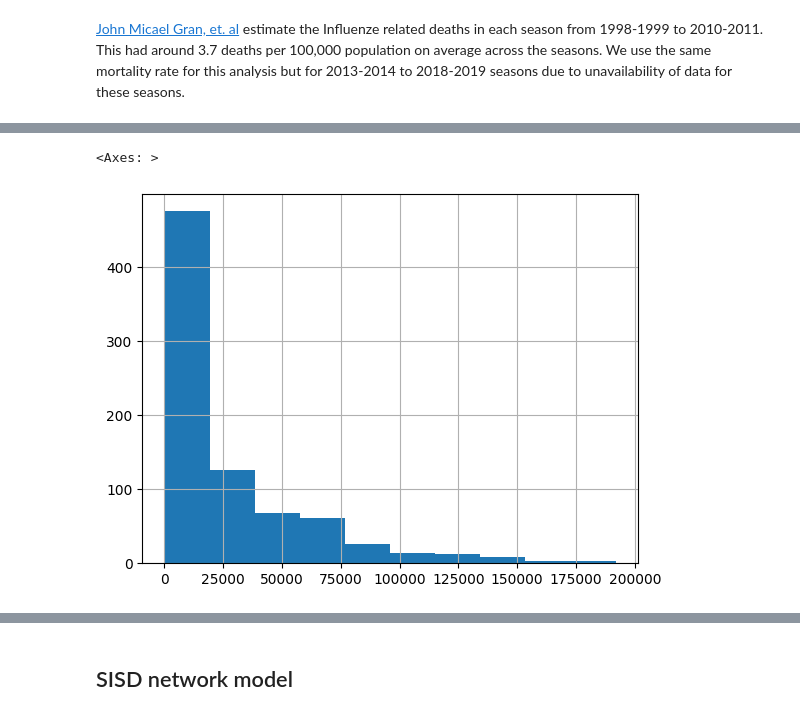
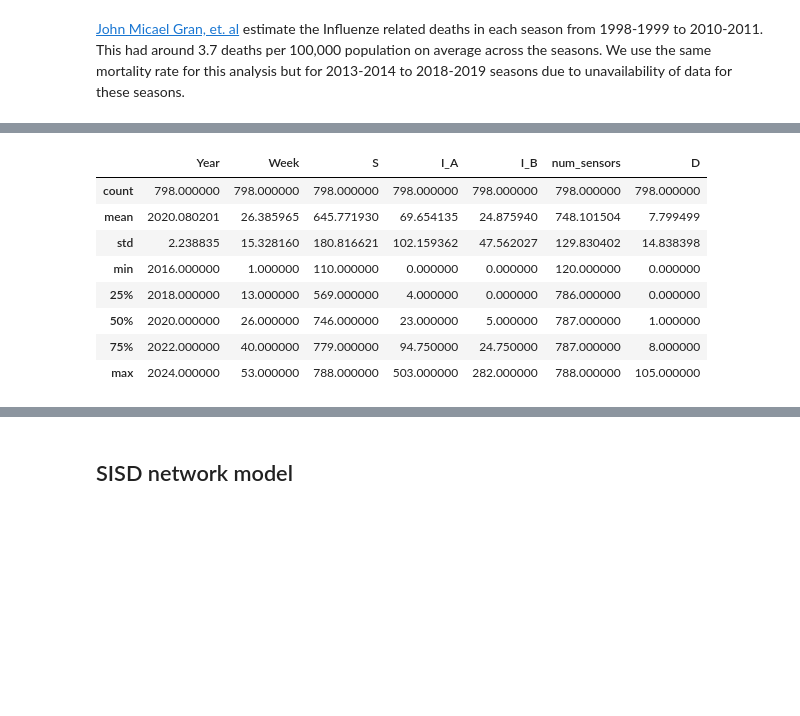
Before and after one commit to ASudu/Competing_pathogens_Heterogenous_networks, a Jupyter notebook: Real_world_data/calibration.ipynb, the cells around one changed output, grey strips where cells are left out. Drawn from its saved outputs; the diff is of its cells as text; code cells hidden in the pictures; blank space fills up the shorter version.

```diff
--- a/Real_world_data/calibration.ipynb
+++ b/Real_world_data/calibration.ipynb
@@ -185,8 +201,22 @@ df1.describe()
-# %%
-df["num_sensors"].hist()
-# %% [output]
-<Axes: >
-[figure, removed]
+# %%
+# For num_sensors > len(g) we assume that the number of sensors is equal to the number of nodes
+for i,row in df1[df1["num_sensors"] > len(g)].iterrows():
+    df1.at[i,"S"] = int((row["S"]/row["num_sensors"])*len(g))
+    df1.at[i,"I_A"] = int((row["I_A"]/row["num_sensors"])*len(g))
+    df1.at[i,"I_B"] = int((row["I_B"]/row["num_sensors"])*len(g))
+
+df1["num_sensors"] = df1[["S", "I_A", "I_B","D"]].sum(axis=1)
+df1.describe()
+# %% [output]
+|  | Year | Week | S | I_A | I_B | num_sensors | D |
+| count | 798.000000 | 798.000000 | 798.000000 | 798.000000 | 798.000000 | 798.000000 | 798.000000 |
+| mean | 2020.080201 | 26.385965 | 645.771930 | 69.654135 | 24.875940 | 748.101504 | 7.799499 |
+| std | 2.238835 | 15.328160 | 180.816621 | 102.159362 | 47.562027 | 129.830402 | 14.838398 |
+| min | 2016.000000 | 1.000000 | 110.000000 | 0.000000 | 0.000000 | 120.000000 | 0.000000 |
+| 25% | 2018.000000 | 13.000000 | 569.000000 | 4.000000 | 0.000000 | 786.000000 | 0.000000 |
+| 50% | 2020.000000 | 26.000000 | 746.000000 | 23.000000 | 5.000000 | 787.000000 | 1.000000 |
+| 75% | 2022.000000 | 40.000000 | 779.000000 | 94.750000 | 24.750000 | 787.000000 | 8.000000 |
+| max | 2024.000000 | 53.000000 | 788.000000 | 503.000000 | 282.000000 | 788.000000 | 105.000000 |
 # %%
 df1["I_A"] = df1["I_A"].apply(lambda x: int(x))
 df1["I_B"] = df1["I_B"].apply(lambda x: int(x))
```
Also changed, not shown: parts of 12 cells of this notebook.
